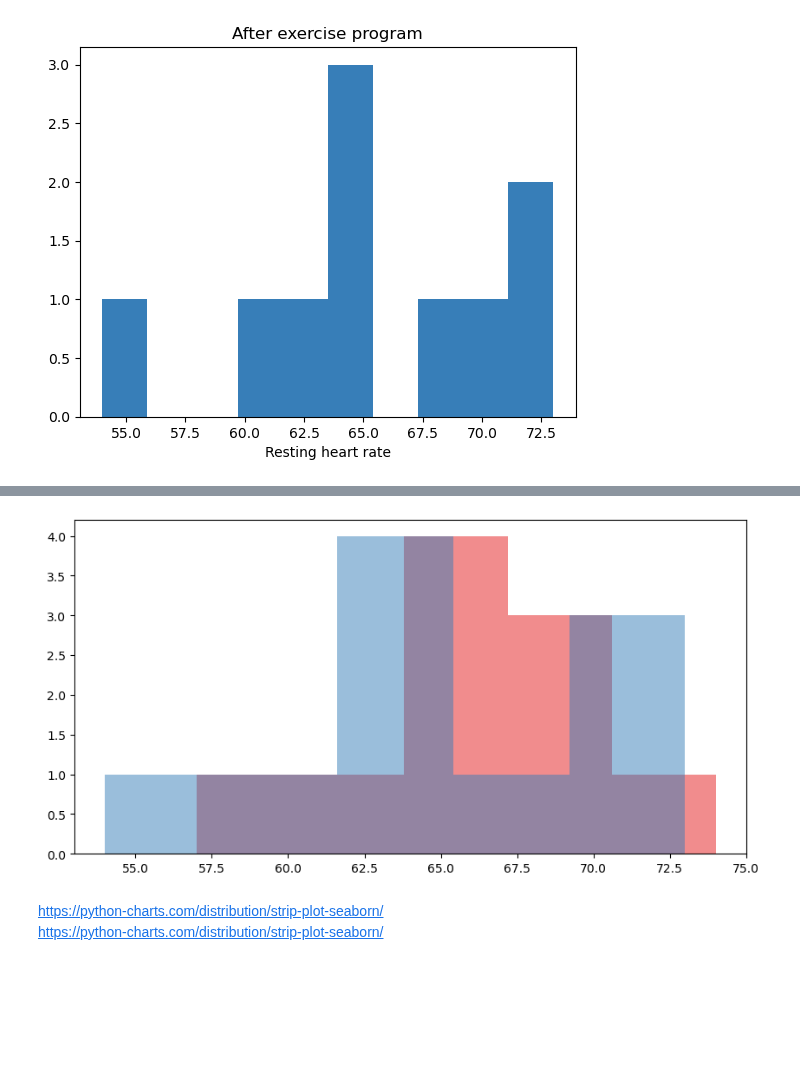
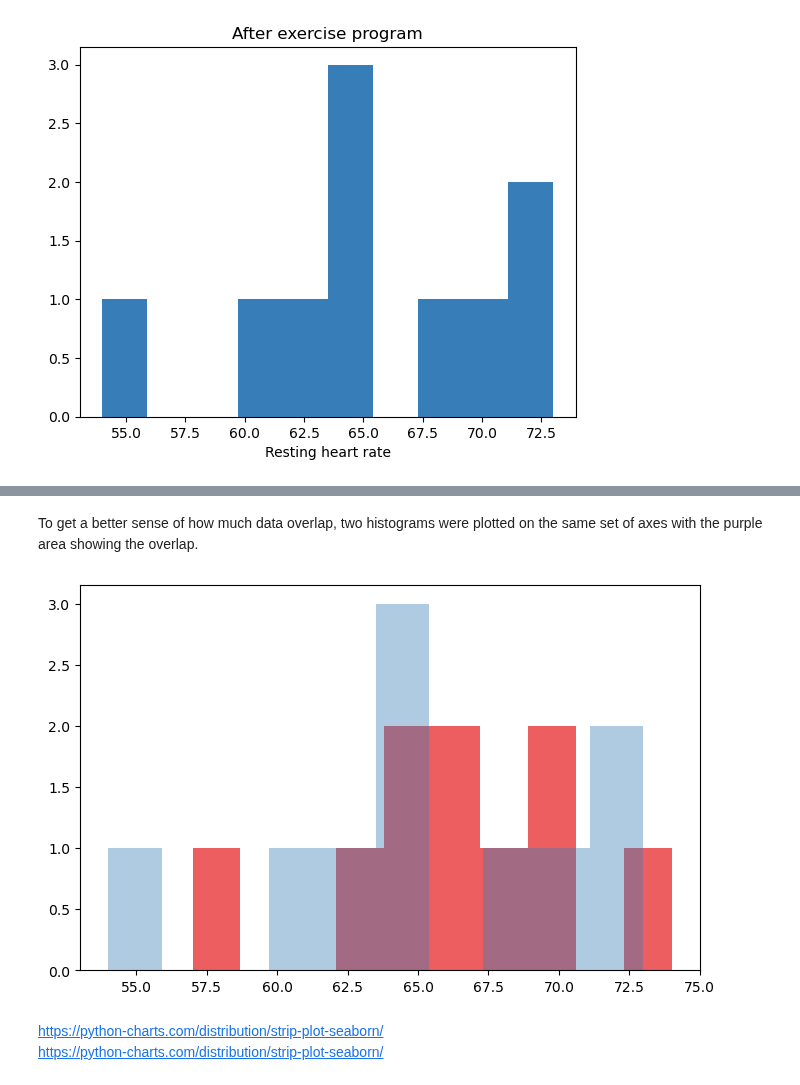
Before and after one commit to Tanja888/applied_statistics, a Jupyter notebook: tasks.ipynb, the cells around one changed output, grey strips where cells are left out. Saved outputs shown, nothing was run; the diff lists cells and outputs as text; code cells hidden in the pictures; blank space fills up the shorter version.

Commit message:
Task 3 - Plotting histograms together with adjusted bins

```diff
--- a/tasks.ipynb
+++ b/tasks.ipynb
@@ -364,16 +381,18 @@ Text(0.5, 1.0, 'After exercise program')
+# %% [markdown]
+To get a better sense of how much data overlap, two histograms were plotted on the same set of axes with the purple area showing the overlap.
 # %%
 # Create a figure to add histograms
-fig, ax = plt.subplots(figsize=(10, 5))
+fig, ax = plt.subplots(figsize=(8, 5))
 
 # Resting heart rate before the exercise
-ax.hist(rate_before_exercise, bins='auto', color='#e41a1c', alpha=0.5, label='Before exercise')
+ax.hist(rate_before_exercise, bins=10, color='#e41a1c', alpha=0.7, label='Before exercise')
 
 # Resting heart rate after the exercise
-ax.hist(rate_after_exercise, bins='auto', color='#377eb8', alpha=0.5, label='After exercise')
+ax.hist(rate_after_exercise, bins=10, color='#377eb8', alpha=0.4, label='After exercise')
 
 plt.show()
 # %% [output]
-[figure, old version]
+[figure, new version]
 # %% [markdown]
 https://python-charts.com/distribution/strip-plot-seaborn/
 https://python-charts.com/distribution/strip-plot-seaborn/
```
Also changed, not shown: parts of 2 cells of this notebook.
